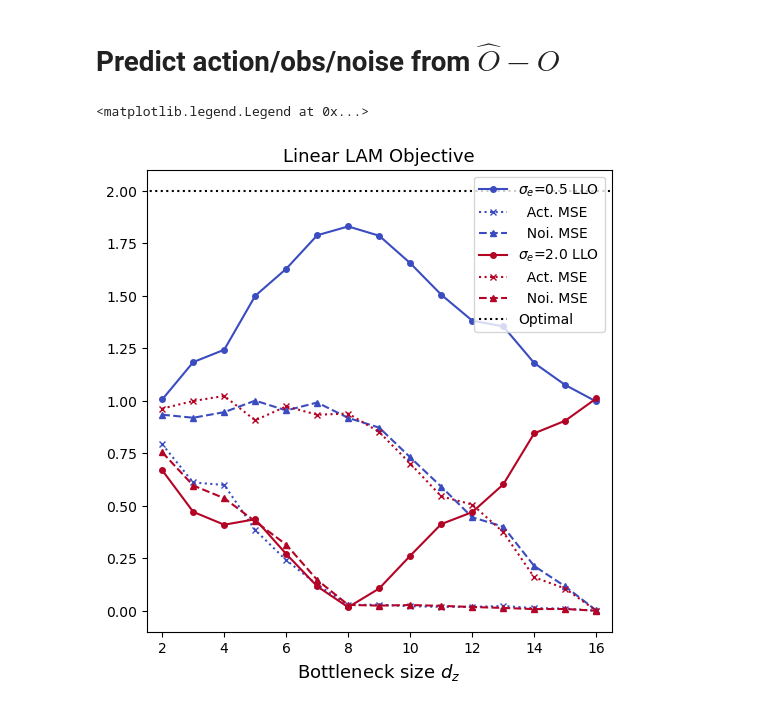
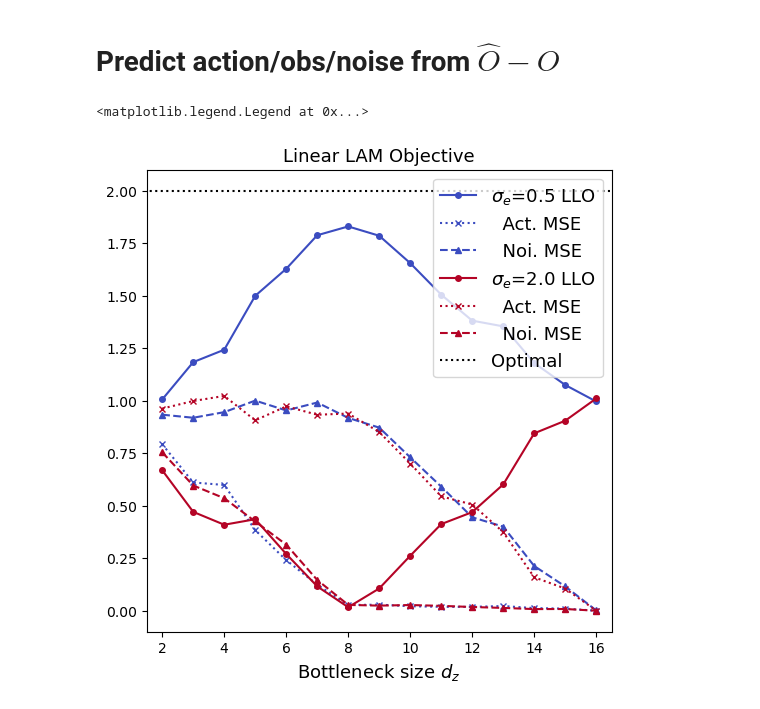
Before and after one commit to zhangchuheng123/LinearLAM, a Jupyter notebook: script20250319_new_4_3.ipynb, the cells around one changed output. Drawn from its saved outputs; the diff is of its cells as text; code cells hidden in the pictures.

```diff
--- a/script20250319_new_4_3.ipynb
+++ b/script20250319_new_4_3.ipynb
@@ -69,31 +69,31 @@ plt.legend(fontsize=13)
 # %%
 import matplotlib.pyplot as plt
 import pandas as pd
 
 
 total_record = pd.read_csv('scripts/4_3_learnATrue_CDzeroFalse_psdlatentTrue.csv', index_col=0)
 total_record = total_record.loc[total_record['iter'] == 40000]
 
 plt.figure(figsize=(6, 6))
 
 cmap = plt.get_cmap('coolwarm')
 norm = plt.Normalize(vmin=0, vmax=len(total_record.groupby('sigma')) - 1)
 
 counter = 0
 for sig_value, group in total_record.groupby('sigma'):
     sorted_group = group.sort_values('dz')
     plt.plot(sorted_group['dz'], - sorted_group['act_mse'] + sorted_group['obs_mse'] + sorted_group['noi_mse'], label=rf'$\sigma_e$={sig_value} LLO', marker='o', markersize=4, color=cmap(norm(counter)))
     plt.plot(sorted_group['dz'], sorted_group['act_mse'], label=f'  Act. MSE', ls=':', marker='x', markersize=4, color=cmap(norm(counter)))
     plt.plot(sorted_group['dz'], sorted_group['noi_mse'], label=f'  Noi. MSE', ls='--', marker='^', markersize=4, color=cmap(norm(counter)))
 
     counter += 1
 
 plt.plot([0, 17], [2, 2], 'k:', label='Optimal')
 
 plt.xlim([1.5, 16.5])
 plt.title(r'Linear LAM Objective', fontsize=13)
 plt.xlabel(r'Bottleneck size $d_z$', fontsize=13)
-plt.legend(fontsize=10)
+plt.legend(fontsize=13)
 # %% [output]
 <matplotlib.legend.Legend at 0x...>
-[figure, old version]
+[figure, new version]
```
Also changed, not shown: 3 other files.
